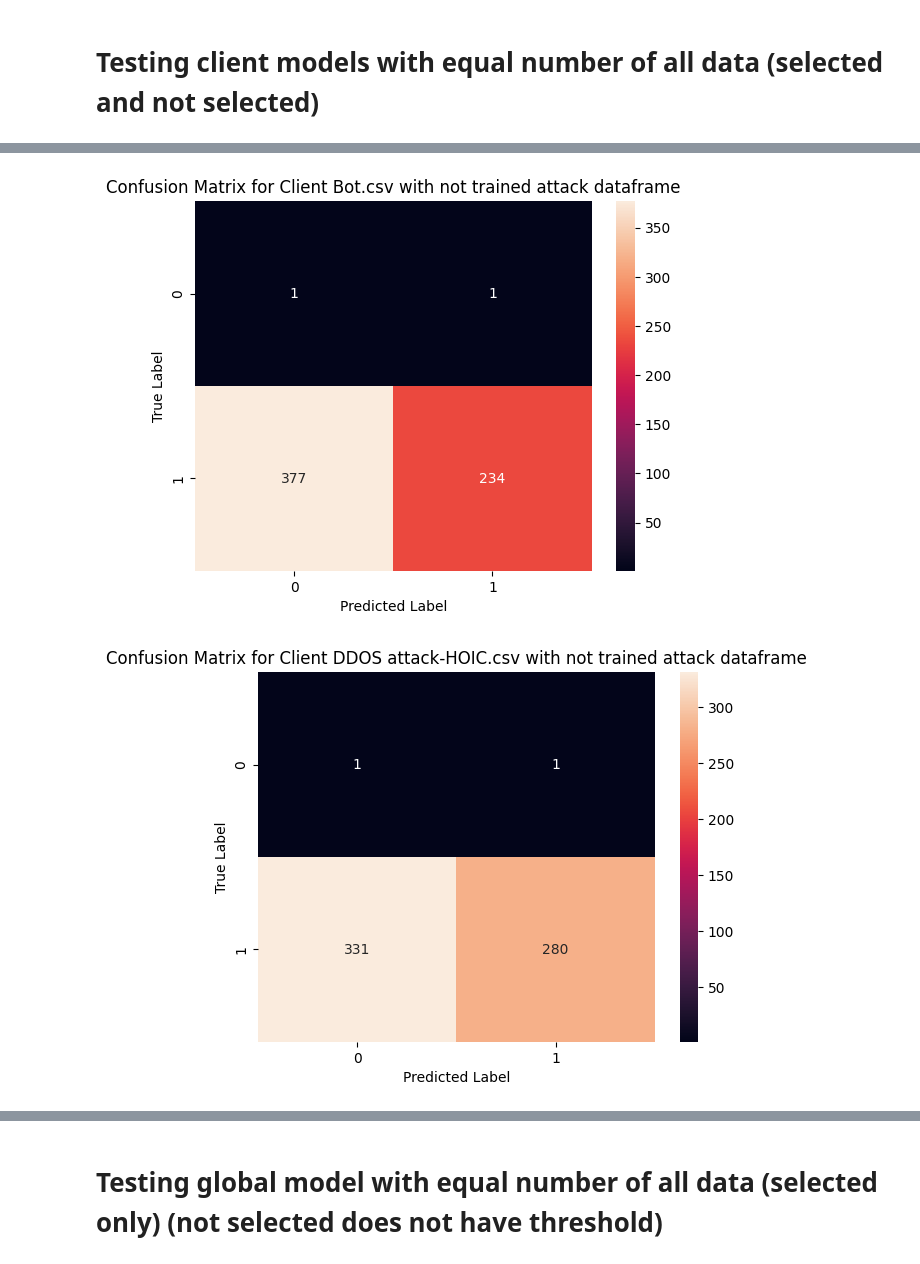
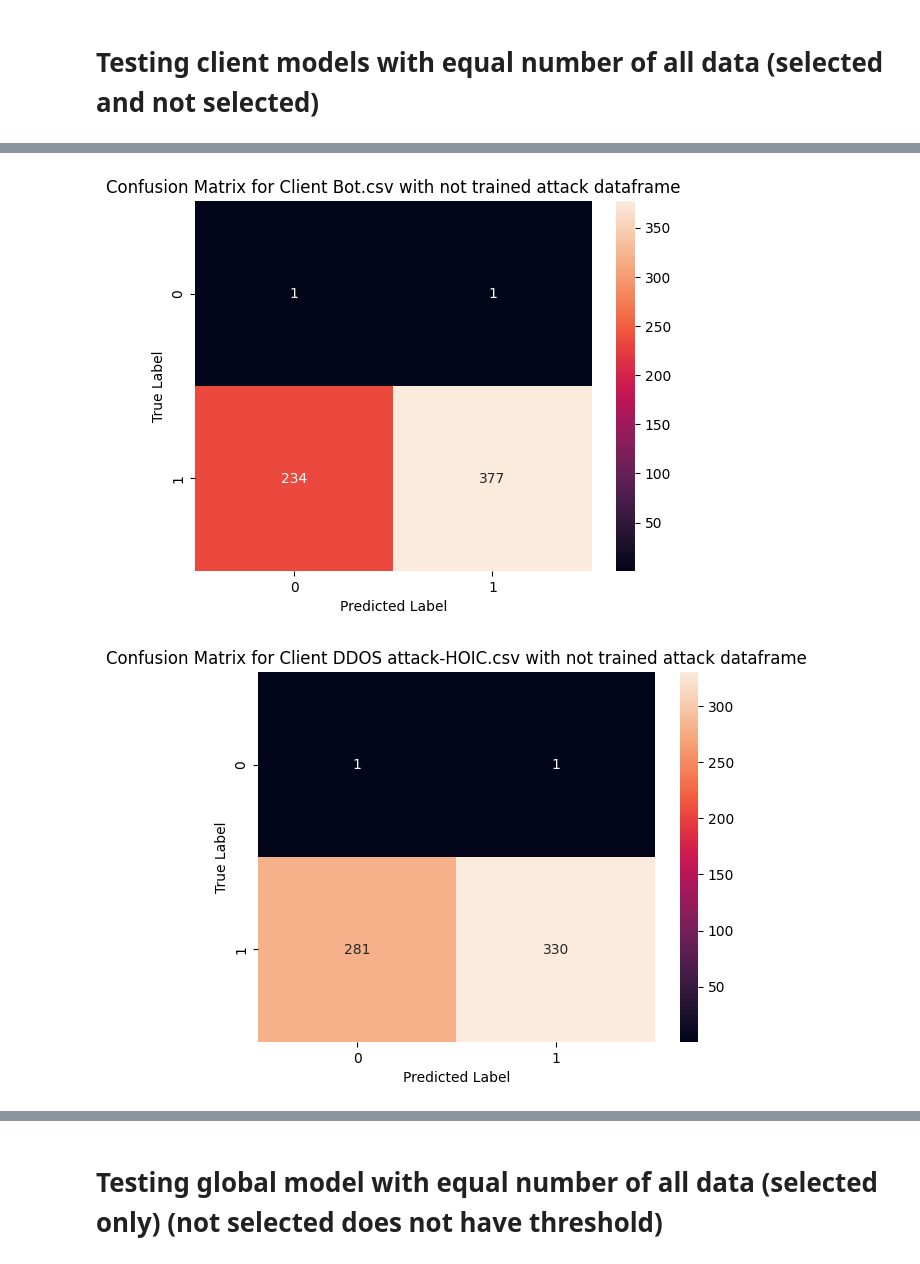
Before and after one commit to 4k5h1t/FYP, a Jupyter notebook: Separate_Attack_Training_FL_mixed-global.ipynb, the cells around one changed output, grey strips where cells are left out. Saved outputs shown, nothing was run; the diff lists cells and outputs as text; code cells hidden in the pictures.

```diff
--- a/Separate_Attack_Training_FL_mixed-global.ipynb
+++ b/Separate_Attack_Training_FL_mixed-global.ipynb
@@ -799,7 +802,7 @@ for device in devices:
           y_pred.append(1 if error <= threshold else 0)
         else:
           y_true.append(0)
-          y_pred.append(0 if error <= threshold else 1)
+          y_pred.append(0 if error >= threshold else 1)
     TP, FP, TN, FN = perf_measure(y_true, y_pred)
     TP += 1
     FN += 1
@@ -897,7 +900,7 @@ for device in devices:
           y_pred.append(1 if error <= threshold else 0)
       else:
           y_true.append(0)
-          y_pred.append(0 if error <= threshold else 1)
+          y_pred.append(0 if error >= threshold else 1)
       ind += 1
   TP, FP, TN, FN = perf_measure(y_true, y_pred)
   TP += 1
@@ -988,35 +991,35 @@ for device in devices:
           y_pred.append(1 if error <= threshold else 0)
       else:
           y_true.append(0)
-          y_pred.append(0 if error <= threshold else 1)
+          y_pred.append(0 if error >= threshold else 1)
       ind += 1
   TP, FP, TN, FN = perf_measure(y_true, y_pred)
   TP += 1
   FN += 1
   TN += 1
   FP += 1
   conf_matrix = [[TP, FN], [FP, TN]]
   plt.figure()
   sns.heatmap(conf_matrix, annot=True, fmt="d")
   plt.title("Confusion Matrix for Client " + str(device) +" with not trained attack dataframe")
   plt.xlabel("Predicted Label")
   plt.ylabel("True Label")
 
   acc = (TP+TN) / (TP+TN+FP+FN)
   precision = TP/(TP+FP)
   recall = TP/(TP+FN)
   F1score = 2 * ((precision * recall) / (precision + recall))
 
   TPR = round((TP / (TP+FN)), 6)
   # print('TPR is: {}%'.format(TPR))
 
   FPR = round((FP / (FP + TN)), 6)
   # print('TPR is: {}%'.format(FPR))
 
   notselectedattackbenmix_stats.append([str("Stats for Client " + str(device) +" with not trained attack dataframe"),acc*100,precision,recall,F1score*100,TPR,FPR])
 
 #   [['TP', 'FN']
 #   ['FP', 'TN']]
 # %% [output]
-[figure, old version]
+[figure, new version]
-[figure, old version]
+[figure, new version]
```
Also changed, not shown: parts of 10 cells of this notebook.
